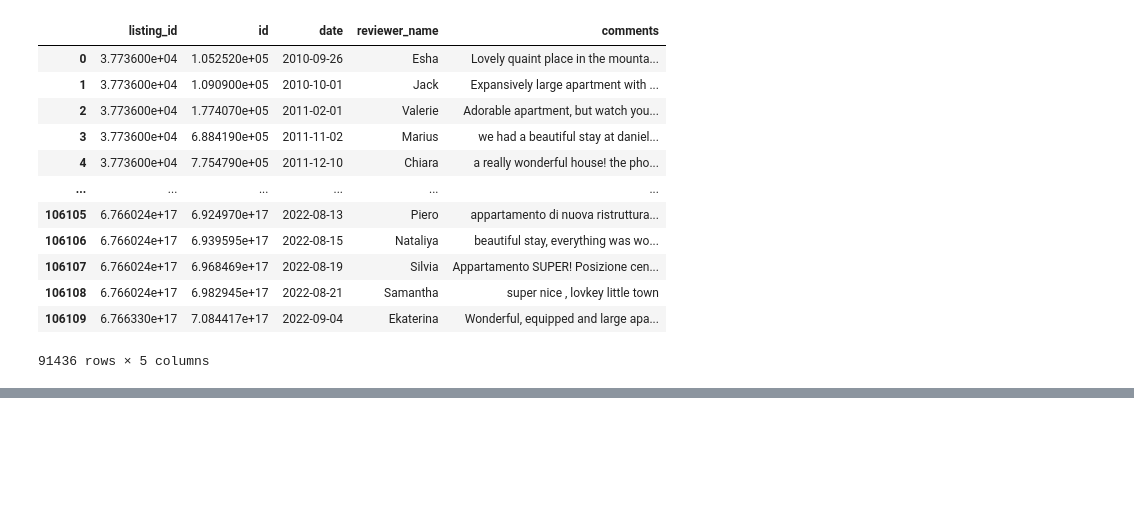
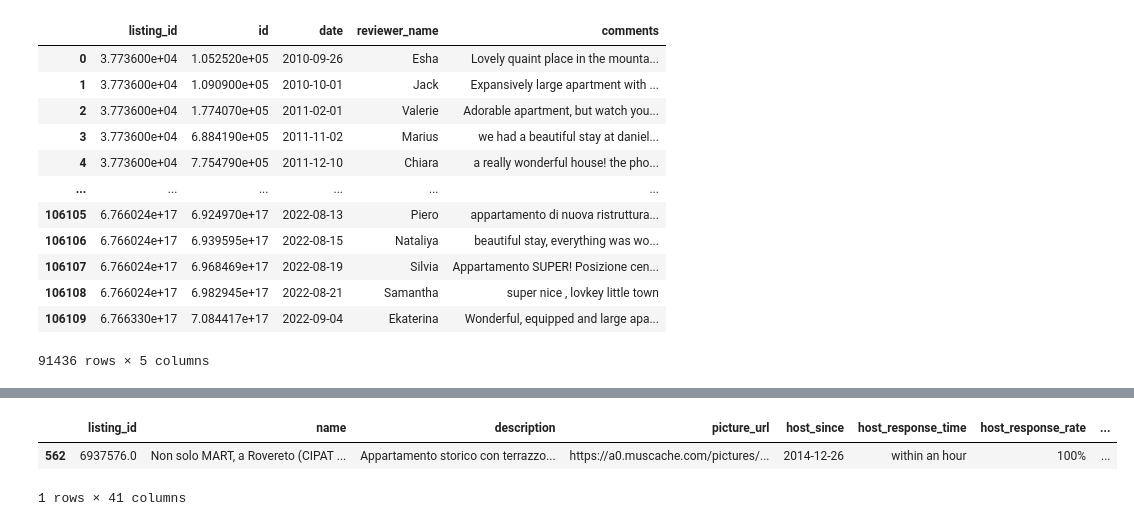
Before and after one commit to tomweinandy/AIinPowerBI, a Jupyter notebook: clean_airbnb_data.ipynb, the cells around one changed output, grey strips where cells are left out. Drawn from its saved outputs; the diff is of its cells as text; code cells hidden in the pictures; blank space fills up the shorter version.

```diff
--- a/clean_airbnb_data.ipynb
+++ b/clean_airbnb_data.ipynb
@@ -136,0 +175,8 @@ reviews.to_csv('reviews.csv')
+# %%
+listings[listings['listing_id']==19500580]
+listings[listings['listing_id']==9191785]
+listings[listings['listing_id']==6937576]
+# %% [output]
+|  | listing_id | name | description | picture_url | host_since | host_response_time | host_response_rate | ... |
+| 562 | 6937576.0 | Non solo MART, a Rovereto (CIPAT ... | Appartamento storico con terrazzo... | https://a0.muscache.com/pictures/... | 2014-12-26 | within an hour | 100% | ... |
+1 rows × 41 columns
```
Also changed, not shown: parts of 5 cells of this notebook.
